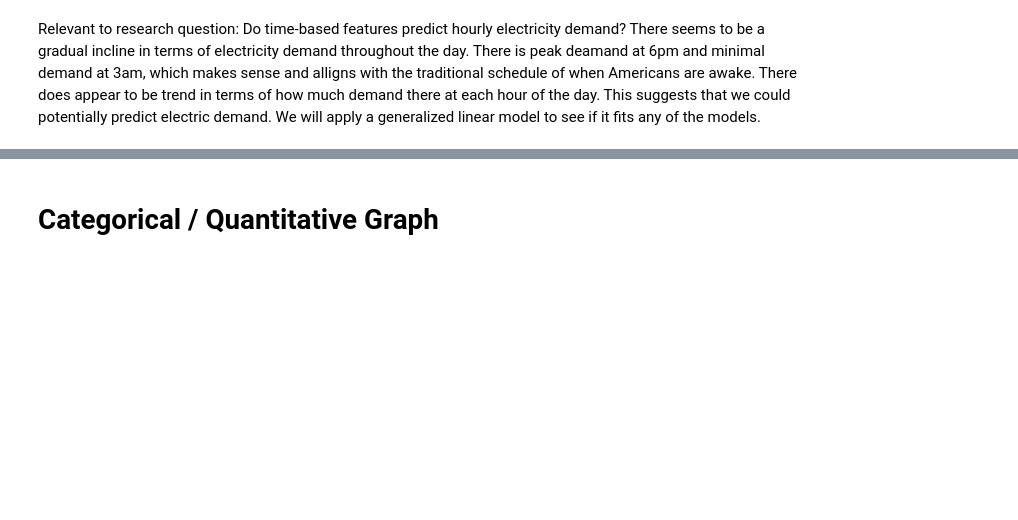
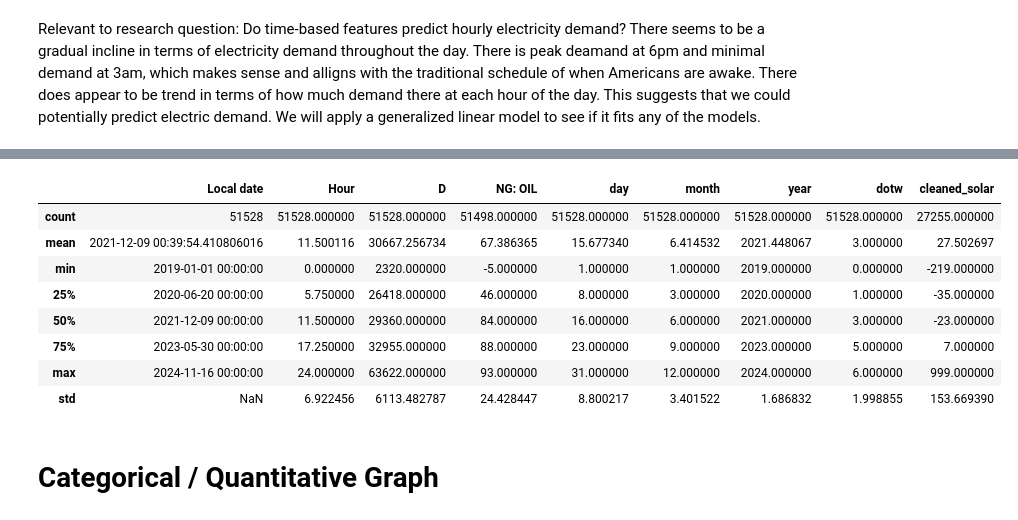
Before and after one commit to omarmejiaa/ds102_finalproj, a Jupyter notebook: EDA.ipynb, the cells around one changed output, grey strips where cells are left out. Cells and saved outputs as stored; diff of their text form; code cells hidden in the pictures; blank space fills up the shorter version.

```diff
--- a/EDA.ipynb
+++ b/EDA.ipynb
@@ -105,3 +177,15 @@ demand_by_day
+# %%
+california.describe()
+# %% [output]
+|  | Local date | Hour | D | NG: OIL | day | month | year | dotw | cleaned_solar |
+| count | 51528 | 51528.000000 | 51528.000000 | 51498.000000 | 51528.000000 | 51528.000000 | 51528.000000 | 51528.000000 | 27255.000000 |
+| mean | 2021-12-09 00:39:54.410806016 | 11.500116 | 30667.256734 | 67.386365 | 15.677340 | 6.414532 | 2021.448067 | 3.000000 | 27.502697 |
+| min | 2019-01-01 00:00:00 | 0.000000 | 2320.000000 | -5.000000 | 1.000000 | 1.000000 | 2019.000000 | 0.000000 | -219.000000 |
+| 25% | 2020-06-20 00:00:00 | 5.750000 | 26418.000000 | 46.000000 | 8.000000 | 3.000000 | 2020.000000 | 1.000000 | -35.000000 |
+| 50% | 2021-12-09 00:00:00 | 11.500000 | 29360.000000 | 84.000000 | 16.000000 | 6.000000 | 2021.000000 | 3.000000 | -23.000000 |
+| 75% | 2023-05-30 00:00:00 | 17.250000 | 32955.000000 | 88.000000 | 23.000000 | 9.000000 | 2023.000000 | 5.000000 | 7.000000 |
+| max | 2024-11-16 00:00:00 | 24.000000 | 63622.000000 | 93.000000 | 31.000000 | 12.000000 | 2024.000000 | 6.000000 | 999.000000 |
+| std | NaN | 6.922456 | 6113.482787 | 24.428447 | 8.800217 | 3.401522 | 1.686832 | 1.998855 | 153.669390 |
 # %% [markdown]
 # Categorical / Quantitative Graph
 # %%
```
Also changed, not shown: parts of 23 cells of this notebook.
